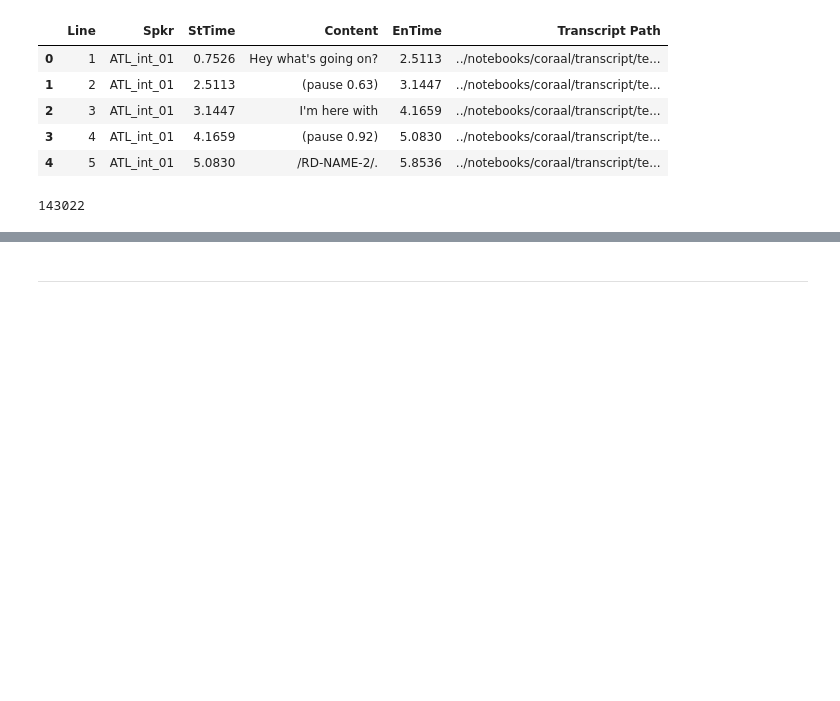
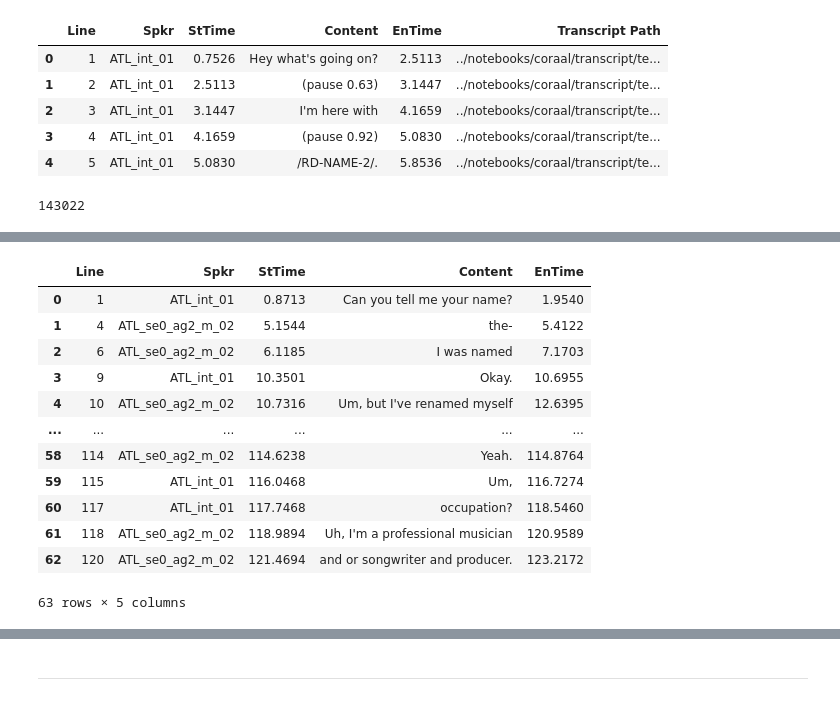
Before and after one commit to NACME-AIML-2024/final-project-dialect-dynamics, a Jupyter notebook: notebooks/cleaning-data.ipynb, the cells around one changed output, grey strips where cells are left out. Drawn from its saved outputs; the diff is of its cells as text; code cells hidden in the pictures; blank space fills up the shorter version.

```diff
--- a/notebooks/cleaning-data.ipynb
+++ b/notebooks/cleaning-data.ipynb
@@ -456,0 +463,36 @@ transcript_df.size
+# %%
+import pandas as pd
+import re
+
+# # Load your original DataFrame
+# transcript_dir = "../notebooks/coraal/transcript/text"
+# transcript_df = pd.read_csv(transcript_dir + "/ATL_se0_ag1_f_01_1.txt", delimiter="\t")
+
+# # Create a copy of the original DataFrame to avoid corruption
+# cleaned_df2 = transcript_df.copy() # swap merged_df and transcript_df
+
+# Function to check for unwanted patterns in the "Content" column
+def contains_unwanted_patterns(content):
+    patterns = [r'\[.*?\]', r'\<.*?\>', r'\/.*?\/', r'\(.*?\)']
+    for pattern in patterns:
+        if re.search(pattern, content):
+            return True
+    return False
+
+# Apply the function to filter rows with unwanted patterns
+transcript_df = transcript_df[~transcript_df['Content'].apply(contains_unwanted_patterns)]
+
+# Remove rows where "Content" is empty after removing unwanted patterns
+transcript_df = transcript_df[transcript_df['Content'].str.strip() != '']
+
+# Remove rows containing the word "pause" in "Content"
+#cleaned_df2 = cleaned_df2[~cleaned_df['Content'].str.contains(r'\bpause\b', case=False, na=False)] # commented bc dataframe got empty for merge_df above
+
+# Keep only the "StTime", "EnTime", and "Content" columns
+# final_df2 = cleaned_df2#[['StTime', 'EnTime', 'Content']] commented out bc wanted to keep coulmns made already
+
+# Reset the index of the cleaned DataFrame
+transcript_df.reset_index(drop=True, inplace=True)
+
+# Display the cleaned DataFrame
+print(transcript_df.head())
@@ -569,0 +707,16 @@ merged_df.head()
+# %%
+final_df6
+# %% [output]
+|  | Line | Spkr | StTime | Content | EnTime |
+| 0 | 1 | ATL_int_01 | 0.8713 | Can you tell me your name? | 1.9540 |
+| 1 | 4 | ATL_se0_ag2_m_02 | 5.1544 | the- | 5.4122 |
+| 2 | 6 | ATL_se0_ag2_m_02 | 6.1185 | I was named | 7.1703 |
+| 3 | 9 | ATL_int_01 | 10.3501 | Okay. | 10.6955 |
+| 4 | 10 | ATL_se0_ag2_m_02 | 10.7316 | Um, but I've renamed myself | 12.6395 |
+| ... | ... | ... | ... | ... | ... |
+| 58 | 114 | ATL_se0_ag2_m_02 | 114.6238 | Yeah. | 114.8764 |
+| 59 | 115 | ATL_int_01 | 116.0468 | Um, | 116.7274 |
+| 60 | 117 | ATL_int_01 | 117.7468 | occupation? | 118.5460 |
+| 61 | 118 | ATL_se0_ag2_m_02 | 118.9894 | Uh, I'm a professional musician | 120.9589 |
+| 62 | 120 | ATL_se0_ag2_m_02 | 121.4694 | and or songwriter and producer. | 123.2172 |
+63 rows × 5 columns
```
Also changed, not shown: parts of 29 cells of this notebook.
